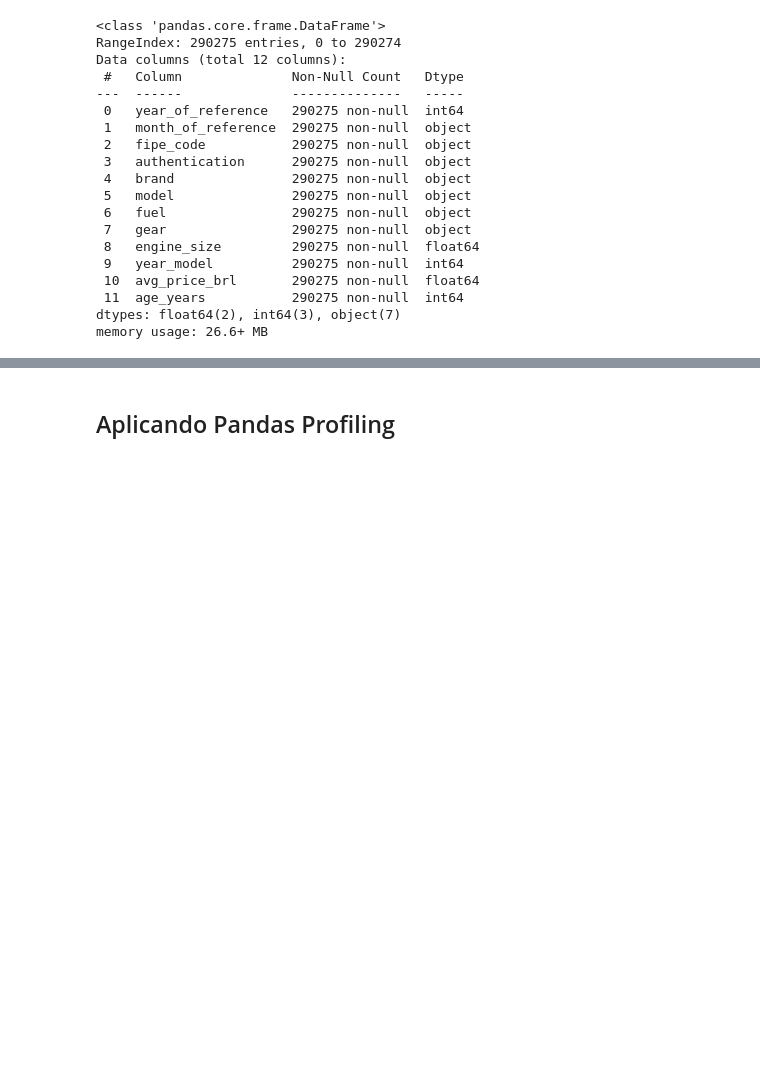
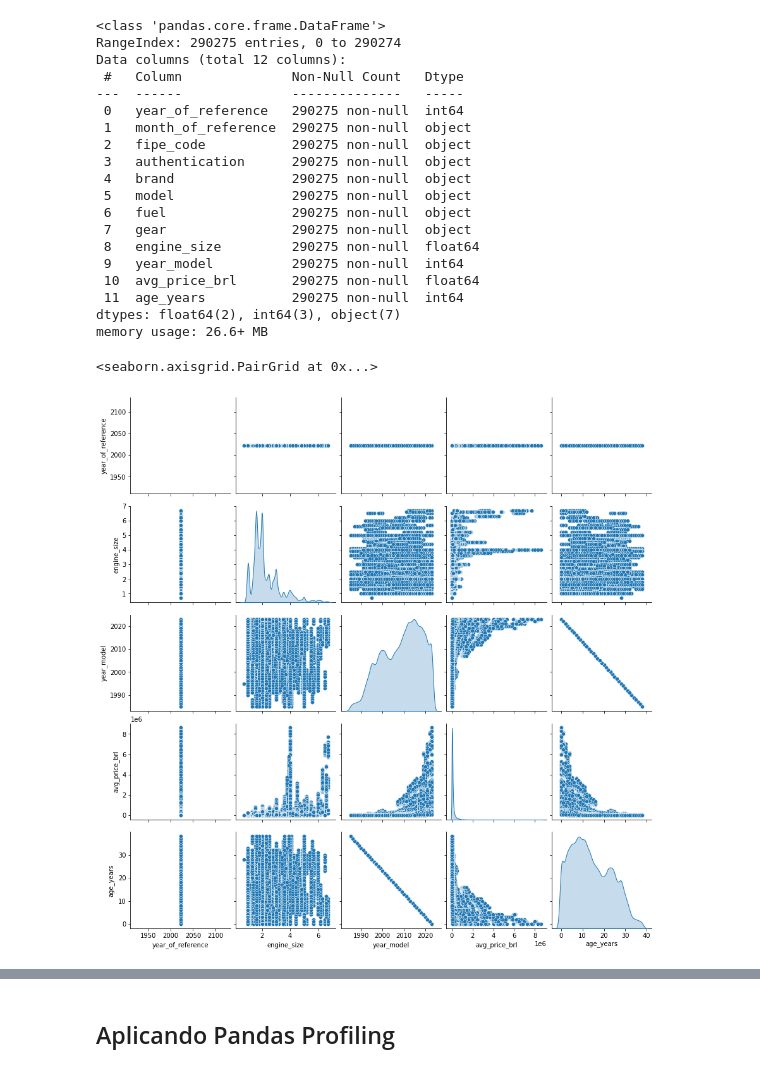
Before and after one commit to VicenteJFonseca/previs-o_pre-o_carros, a Jupyter notebook: previsão_preços_carros.ipynb, the cells around one changed output, grey strips where cells are left out. Saved outputs shown, nothing was run; the diff lists cells and outputs as text; code cells hidden in the pictures; blank space fills up the shorter version.

```diff
--- a/previsão_preços_carros.ipynb
+++ b/previsão_preços_carros.ipynb
@@ -54,3 +54,8 @@ Data columns (total 12 columns):
  11  age_years           290275 non-null  int64
 dtypes: float64(2), int64(3), object(7)
 memory usage: 26.6+ MB
+# %%
+sns.pairplot(fipe22[["year_of_reference", "engine_size", "year_model", "avg_price_brl","age_years"]], diag_kind="kde")
+# %% [output]
+<seaborn.axisgrid.PairGrid at 0x...>
+[figure, added]
```
Also changed, not shown: parts of 6 cells of this notebook.
